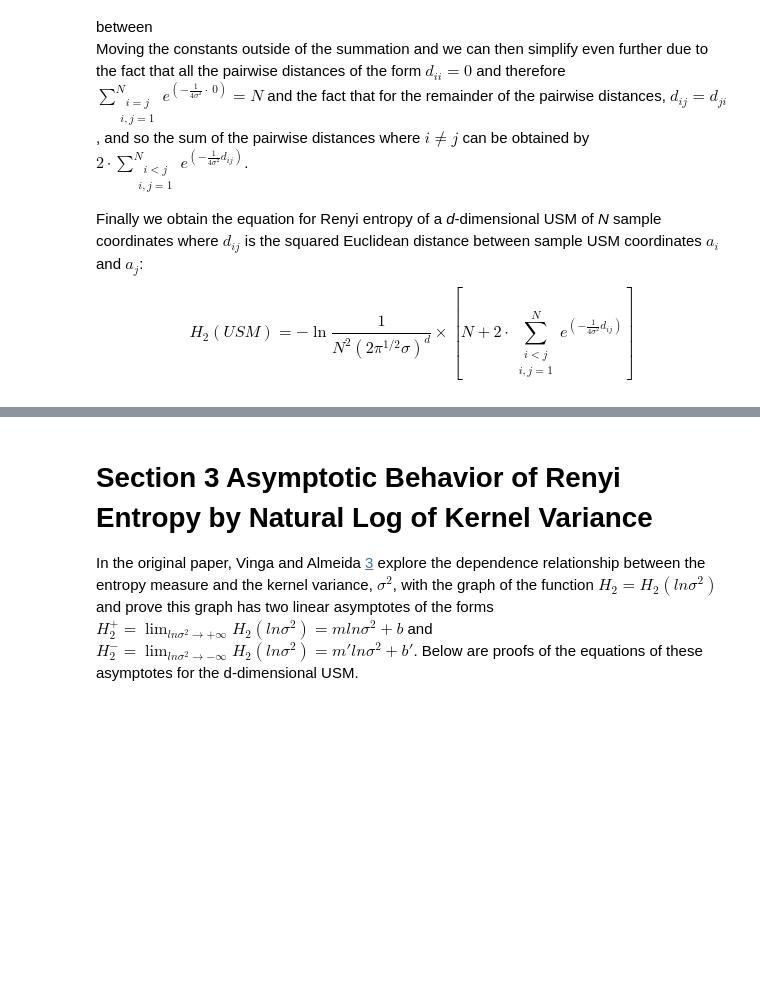
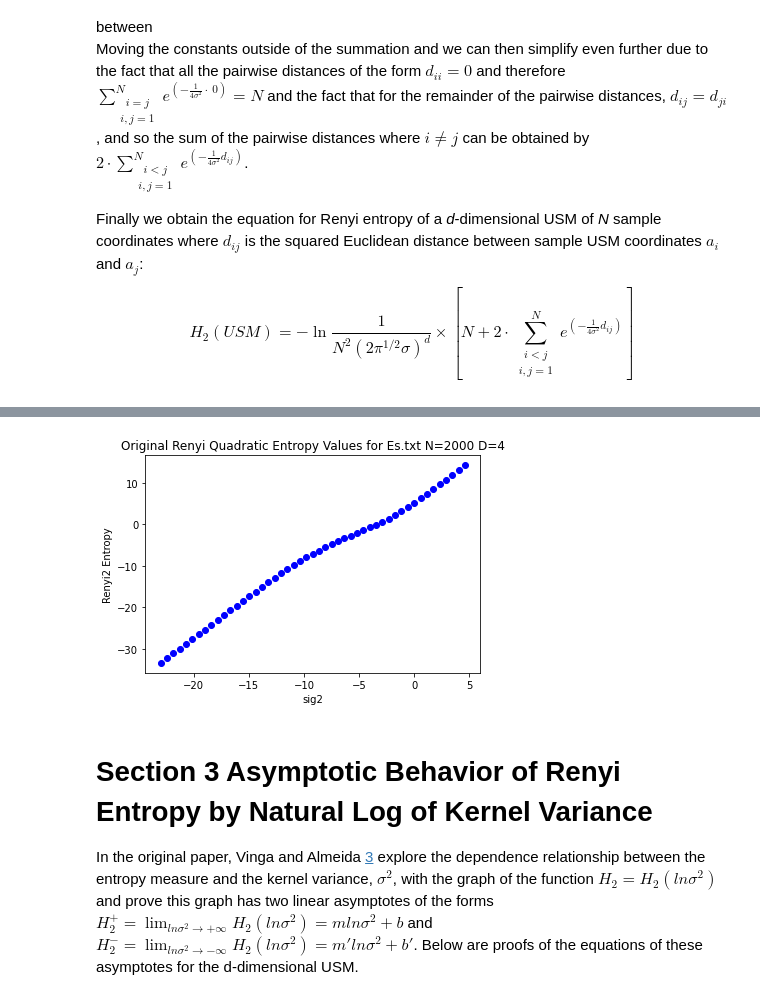
Before and after one commit to katherine983/pyusm, a Jupyter notebook: doc/demo_usm_entropy.ipynb, the cells around one changed output, grey strips where cells are left out. Saved outputs shown, nothing was run; the diff lists cells and outputs as text; code cells hidden in the pictures; blank space fills up the shorter version.

```diff
--- a/doc/demo_usm_entropy.ipynb
+++ b/doc/demo_usm_entropy.ipynb
@@ -243,3 +218,16 @@ WindowsPath('C:/Users/Wuestney/Documents/GitHub/pyusm/doc/demo_files')
+# %%
+rn2filepath = demo_files / "renyi2usm_Es_seq.rn2"
+rn2_matlab_list = parse_rn2_file(rn2filepath)
+# %%
+sig2_list, rn2matlab = zip(*rn2_matlab_list)
+ln_sig2 = np.log(sig2_list)
+plt.plot(ln_sig2, rn2matlab, 'bo')
+plt.title("Original Renyi Quadratic Entropy Values for Es.txt N=2000 D=4")
+plt.xlabel('sig2')
+plt.ylabel('Renyi2 Entropy')
+plt.show()
+# %% [output]
+[figure, added]
 # %% [markdown]
 <a id='Section3'></a>
 # Section 3 Asymptotic Behavior of Renyi Entropy by Natural Log of Kernel Variance
```
Also changed, not shown: parts of 15 cells of this notebook, 4 other files.
